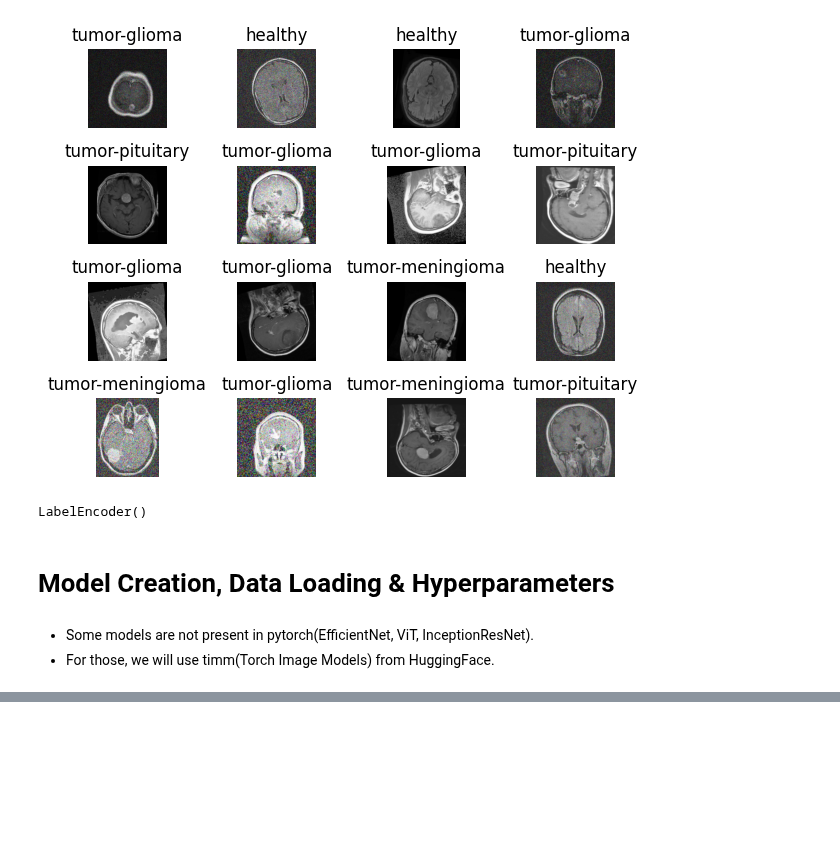
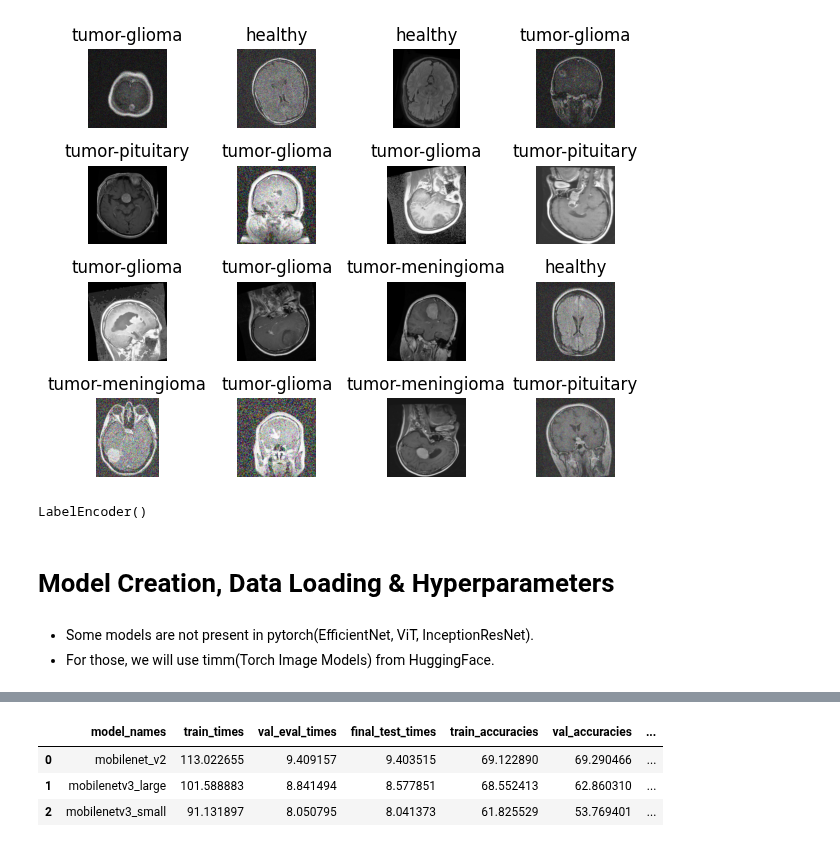
Before and after one commit to AnkitD0811/ml-research-project, a Jupyter notebook: compare_models.ipynb, the cells around one changed output, grey strips where cells are left out. Drawn from its saved outputs; the diff is of its cells as text; code cells hidden in the pictures; blank space fills up the shorter version.

```diff
--- a/compare_models.ipynb
+++ b/compare_models.ipynb
@@ -922,0 +926,11 @@ Plotting training curves for densenet121...
+# %%
+# Read the CSV file back into a DataFrame
+results_df = pd.read_csv('model_comparison_results.csv')
+
+# Display the DataFrame
+print("Loaded DataFrame:")
+print(results_df.head())
+
+# Check the shape and info
+print(f"\nDataFrame shape: {results_df.shape}")
+print(f"Columns: {list(results_df.columns)}")
@@ -922,0 +955,7 @@ Plotting training curves for densenet121...
+# %%
+results_df.head()
+# %% [output]
+|  | model_names | train_times | val_eval_times | final_test_times | train_accuracies | val_accuracies | ... |
+| 0 | mobilenet_v2 | 113.022655 | 9.409157 | 9.403515 | 69.122890 | 69.290466 | ... |
+| 1 | mobilenetv3_large | 101.588883 | 8.841494 | 8.577851 | 68.552413 | 62.860310 | ... |
+| 2 | mobilenetv3_small | 91.131897 | 8.050795 | 8.041373 | 61.825529 | 53.769401 | ... |
```
Also changed, not shown: parts of 7 cells of this notebook.
